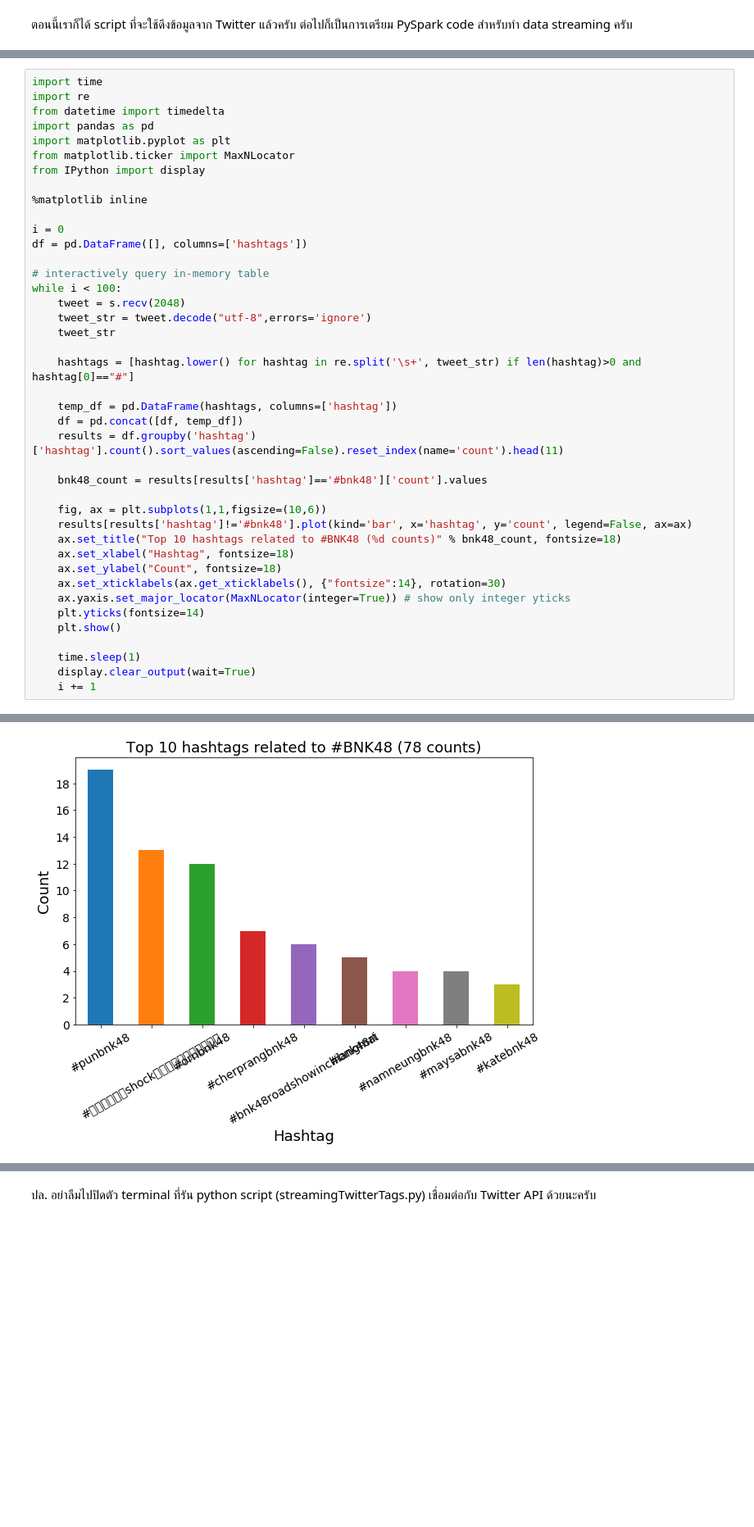
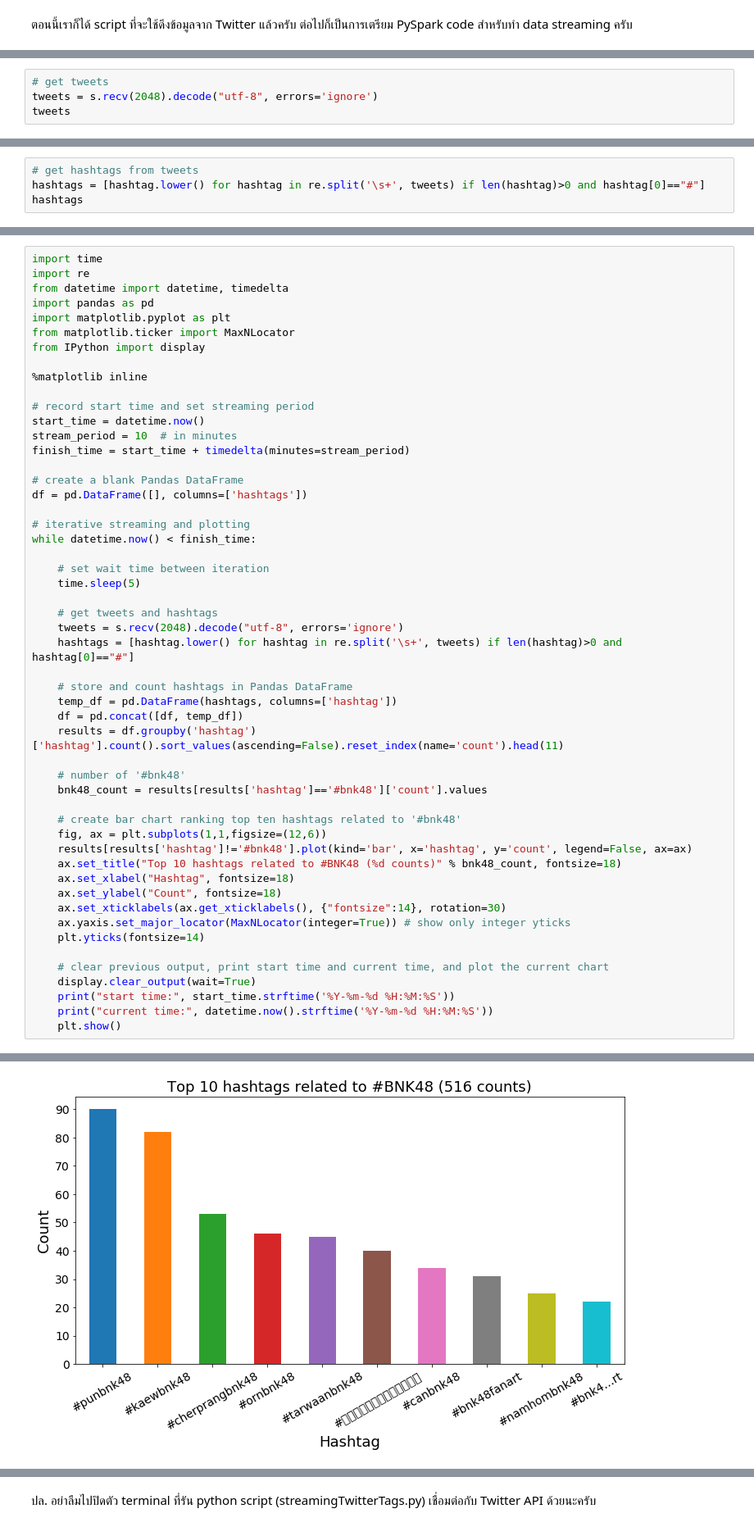
Before and after one commit to mohd-zaheer/Python-and-Spark-for-Big-Data-master, a Jupyter notebook: Spark_Streaming/Real-time idol popularity monitoring with Tweepy and Matplotlib.ipynb, the cells around one changed output, grey strips where cells are left out. Shown: that part at 82% size. Cells and saved outputs as stored; diff of their text form; blank space fills up the shorter version.

Commit message:
twitter streaming with internal python networking interface

```diff
--- a/Spark_Streaming/Real-time idol popularity monitoring with Tweepy and Matplotlib.ipynb
+++ b/Spark_Streaming/Real-time idol popularity monitoring with Tweepy and Matplotlib.ipynb
@@ -182,0 +150,4 @@ tweet_str
+# %%
+# get tweets
+tweets = s.recv(2048).decode("utf-8", errors='ignore')
+tweets
@@ -182,0 +160,4 @@ tweet_str
+# %%
+# get hashtags from tweets
+hashtags = [hashtag.lower() for hashtag in re.split('\s+', tweets) if len(hashtag)>0 and hashtag[0]=="#"]
+hashtags
@@ -183,7 +197,7 @@ tweet_str
 # %%
 import time
 import re
-from datetime import timedelta
+from datetime import datetime, timedelta
 import pandas as pd
 import matplotlib.pyplot as plt
 from matplotlib.ticker import MaxNLocator
@@ -191,24 +205,34 @@ from IPython import display
 
 %matplotlib inline
 
-i = 0
+# record start time and set streaming period
+start_time = datetime.now()
+stream_period = 10  # in minutes
+finish_time = start_time + timedelta(minutes=stream_period)
+
+# create a blank Pandas DataFrame
 df = pd.DataFrame([], columns=['hashtags'])
 
-# interactively query in-memory table
-while i < 100:
-    tweet = s.recv(2048)
-    tweet_str = tweet.decode("utf-8",errors='ignore')
-    tweet_str
+# iterative streaming and plotting
+while datetime.now() < finish_time:
 
-    hashtags = [hashtag.lower() for hashtag in re.split('\s+', tweet_str) if len(hashtag)>0 and hashtag[0]=="#"]
+    # set wait time between iteration
+    time.sleep(5)
 
+    # get tweets and hashtags
+    tweets = s.recv(2048).decode("utf-8", errors='ignore')
+    hashtags = [hashtag.lower() for hashtag in re.split('\s+', tweets) if len(hashtag)>0 and hashtag[0]=="#"]
+
+    # store and count hashtags in Pandas DataFrame
     temp_df = pd.DataFrame(hashtags, columns=['hashtag'])
     df = pd.concat([df, temp_df])
     results = df.groupby('hashtag')['hashtag'].count().sort_values(ascending=False).reset_index(name='count').head(11)
 
+    # number of '#bnk48'
     bnk48_count = results[results['hashtag']=='#bnk48']['count'].values
 
-    fig, ax = plt.subplots(1,1,figsize=(10,6))
+    # create bar chart ranking top ten hashtags related to '#bnk48'
+    fig, ax = plt.subplots(1,1,figsize=(12,6))
     results[results['hashtag']!='#bnk48'].plot(kind='bar', x='hashtag', y='count', legend=False, ax=ax)
     ax.set_title("Top 10 hashtags related to #BNK48 (%d counts)" % bnk48_count, fontsize=18)
     ax.set_xlabel("Hashtag", fontsize=18)
@@ -216,9 +240,10 @@ while i < 100:
     ax.set_xticklabels(ax.get_xticklabels(), {"fontsize":14}, rotation=30)
     ax.yaxis.set_major_locator(MaxNLocator(integer=True)) # show only integer yticks
     plt.yticks(fontsize=14)
+
+    # clear previous output, print start time and current time, and plot the current chart
+    display.clear_output(wait=True)
+    print("start time:", start_time.strftime('%Y-%m-%d %H:%M:%S'))
+    print("current time:", datetime.now().strftime('%Y-%m-%d %H:%M:%S'))
     plt.show()
-
-    time.sleep(1)
-    display.clear_output(wait=True)
-    i += 1
 # %% [output]
@@ -225 +252 @@ while i < 100:
-[figure, old version]
+[figure, new version]
```
Also changed, not shown: parts of 26 cells of this notebook, 1 other file.
